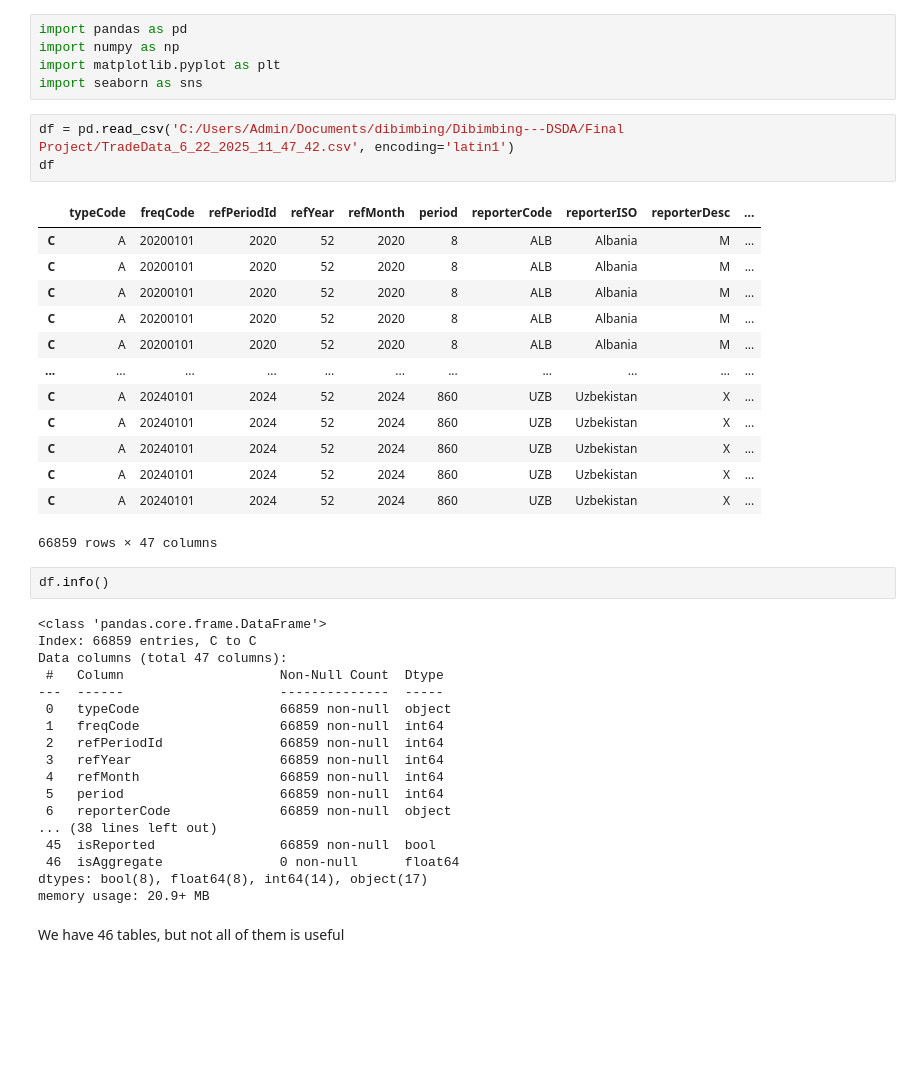
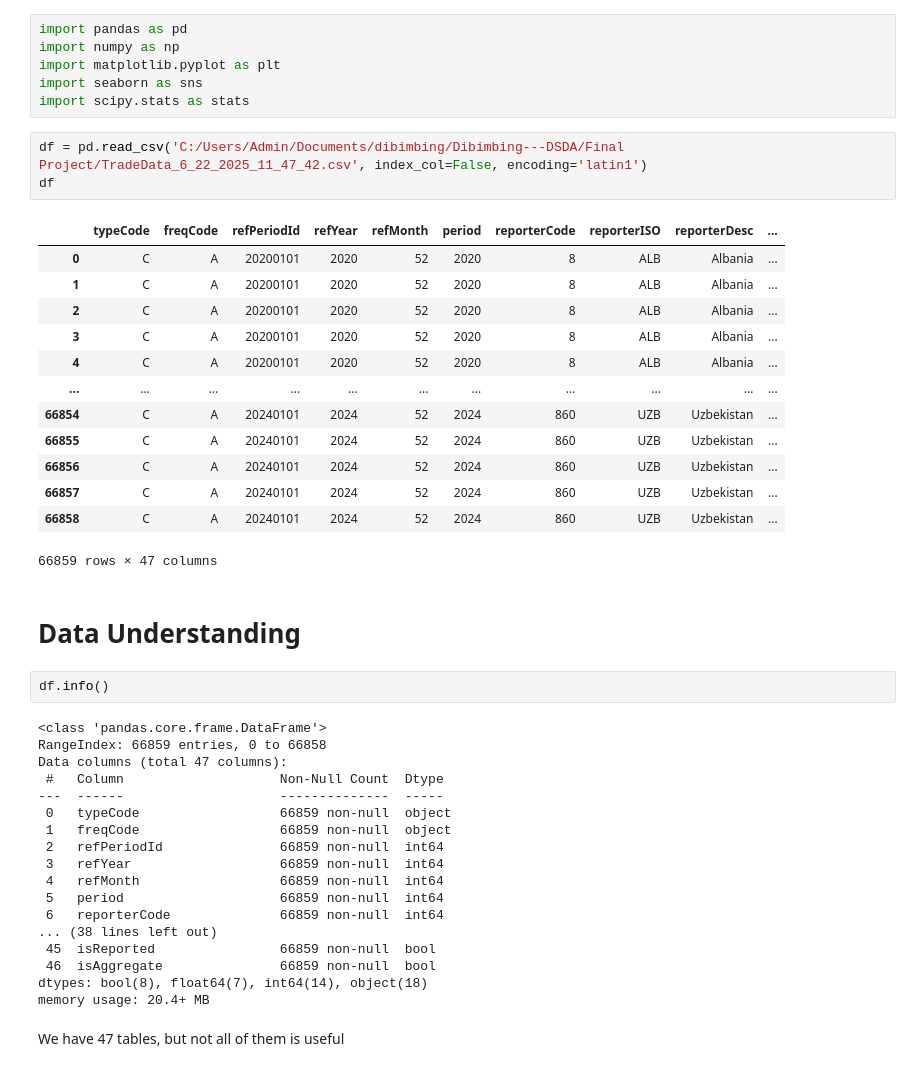
Before and after one commit to rfih/Dibimbing---DSDA, a Jupyter notebook: Final Project/Final.ipynb, the cells around one changed output. Cells and saved outputs as stored; diff of their text form; blank space fills up the shorter version.

```diff
--- a/Final Project/Final.ipynb
+++ b/Final Project/Final.ipynb
@@ -3,42 +26,45 @@ import pandas as pd
 import numpy as np
 import matplotlib.pyplot as plt
 import seaborn as sns
+import scipy.stats as stats
 # %%
-df = pd.read_csv('C:/Users/Admin/Documents/dibimbing/Dibimbing---DSDA/Final Project/TradeData_6_22_2025_11_47_42.csv', encoding='latin1')
+df = pd.read_csv('C:/Users/Admin/Documents/dibimbing/Dibimbing---DSDA/Final Project/TradeData_6_22_2025_11_47_42.csv', index_col=False, encoding='latin1')
 df
 # %% [output]
 |  | typeCode | freqCode | refPeriodId | refYear | refMonth | period | reporterCode | reporterISO | reporterDesc | ... |
-| C | A | 20200101 | 2020 | 52 | 2020 | 8 | ALB | Albania | M | ... |
-| C | A | 20200101 | 2020 | 52 | 2020 | 8 | ALB | Albania | M | ... |
-| C | A | 20200101 | 2020 | 52 | 2020 | 8 | ALB | Albania | M | ... |
-| C | A | 20200101 | 2020 | 52 | 2020 | 8 | ALB | Albania | M | ... |
-| C | A | 20200101 | 2020 | 52 | 2020 | 8 | ALB | Albania | M | ... |
+| 0 | C | A | 20200101 | 2020 | 52 | 2020 | 8 | ALB | Albania | ... |
+| 1 | C | A | 20200101 | 2020 | 52 | 2020 | 8 | ALB | Albania | ... |
+| 2 | C | A | 20200101 | 2020 | 52 | 2020 | 8 | ALB | Albania | ... |
+| 3 | C | A | 20200101 | 2020 | 52 | 2020 | 8 | ALB | Albania | ... |
+| 4 | C | A | 20200101 | 2020 | 52 | 2020 | 8 | ALB | Albania | ... |
 | ... | ... | ... | ... | ... | ... | ... | ... | ... | ... | ... |
-| C | A | 20240101 | 2024 | 52 | 2024 | 860 | UZB | Uzbekistan | X | ... |
-| C | A | 20240101 | 2024 | 52 | 2024 | 860 | UZB | Uzbekistan | X | ... |
-| C | A | 20240101 | 2024 | 52 | 2024 | 860 | UZB | Uzbekistan | X | ... |
-| C | A | 20240101 | 2024 | 52 | 2024 | 860 | UZB | Uzbekistan | X | ... |
-| C | A | 20240101 | 2024 | 52 | 2024 | 860 | UZB | Uzbekistan | X | ... |
+| 66854 | C | A | 20240101 | 2024 | 52 | 2024 | 860 | UZB | Uzbekistan | ... |
+| 66855 | C | A | 20240101 | 2024 | 52 | 2024 | 860 | UZB | Uzbekistan | ... |
+| 66856 | C | A | 20240101 | 2024 | 52 | 2024 | 860 | UZB | Uzbekistan | ... |
+| 66857 | C | A | 20240101 | 2024 | 52 | 2024 | 860 | UZB | Uzbekistan | ... |
+| 66858 | C | A | 20240101 | 2024 | 52 | 2024 | 860 | UZB | Uzbekistan | ... |
 66859 rows × 47 columns
+# %% [markdown]
+# Data Understanding
 # %%
 df.info()
 # %% [output]
 <class 'pandas.core.frame.DataFrame'>
-Index: 66859 entries, C to C
+RangeIndex: 66859 entries, 0 to 66858
 Data columns (total 47 columns):
  #   Column                    Non-Null Count  Dtype
 ---  ------                    --------------  -----
  0   typeCode                  66859 non-null  object
- 1   freqCode                  66859 non-null  int64
+ 1   freqCode                  66859 non-null  object
  2   refPeriodId               66859 non-null  int64
  3   refYear                   66859 non-null  int64
  4   refMonth                  66859 non-null  int64
  5   period                    66859 non-null  int64
- 6   reporterCode              66859 non-null  object
+ 6   reporterCode              66859 non-null  int64
 ... (38 lines left out)
  45  isReported                66859 non-null  bool
- 46  isAggregate               0 non-null      float64
-dtypes: bool(8), float64(8), int64(14), object(17)
-memory usage: 20.9+ MB
+ 46  isAggregate               66859 non-null  bool
+dtypes: bool(8), float64(7), int64(14), object(18)
+memory usage: 20.4+ MB
 # %% [markdown]
-We have 46 tables, but not all of them is useful
+We have 47 tables, but not all of them is useful
```
Also changed, not shown: parts of 32 cells of this notebook.
